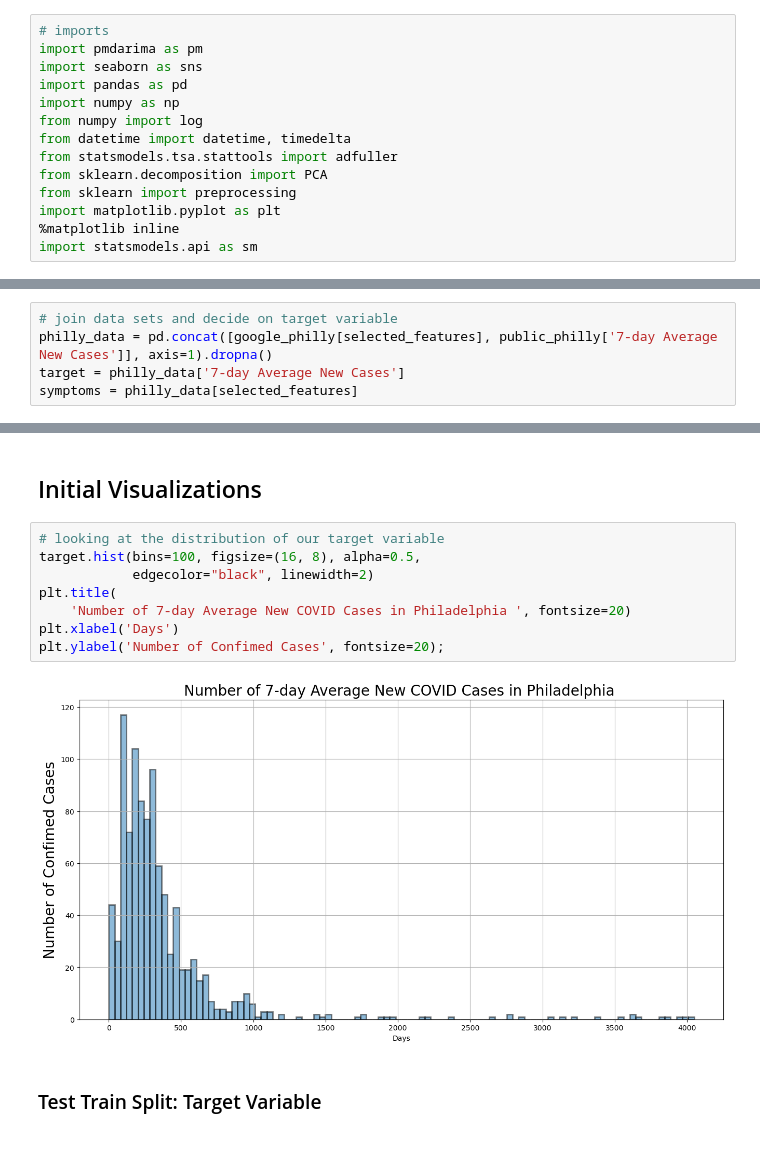
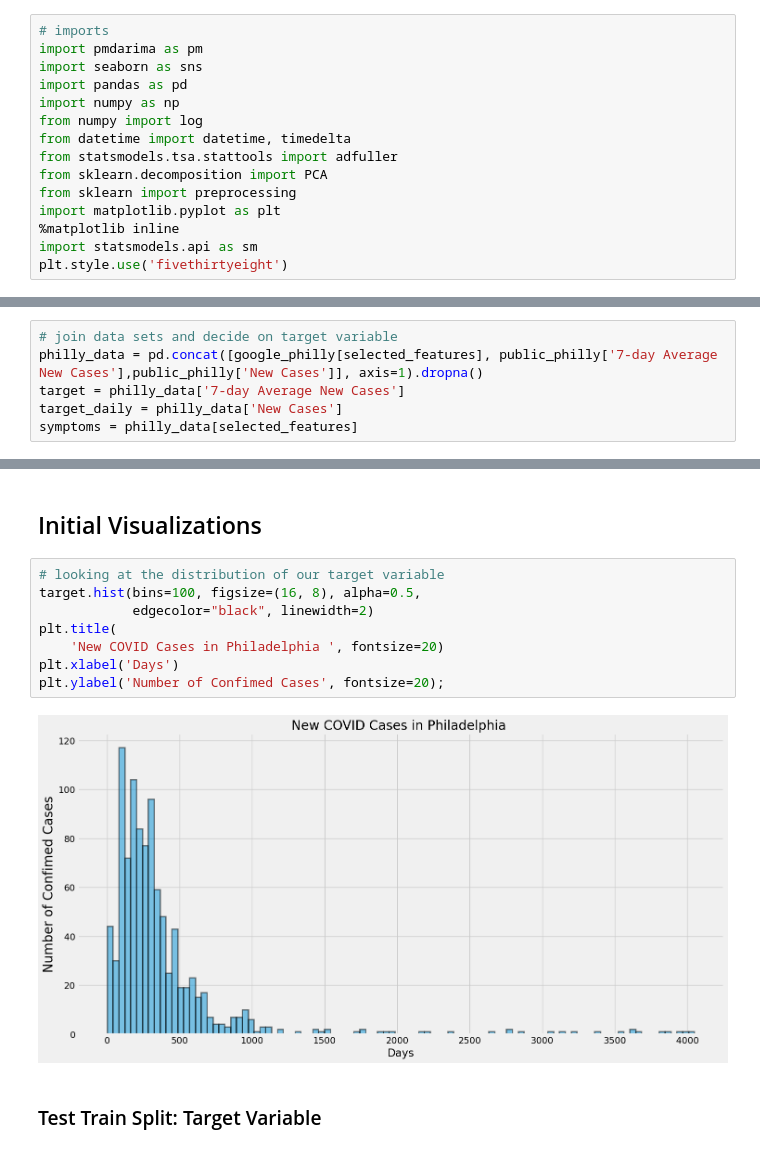
Before and after one commit to sanderlin2013/Predicting-COVID-19-in-Philly, a Jupyter notebook: notebook.ipynb, the cells around one changed output, grey strips where cells are left out. Drawn from its saved outputs; the diff is of its cells as text.

```diff
--- a/notebook.ipynb
+++ b/notebook.ipynb
@@ -44,6 +44,7 @@ from sklearn import preprocessing
 import matplotlib.pyplot as plt
 %matplotlib inline
 import statsmodels.api as sm
+plt.style.use('fivethirtyeight')
 # %%
 # bringing in our 4 dataframes
 
@@ -275,7 +276,8 @@ After trying both the `New Case Rate` and the `7-day Average New Cases` as the t
 # %%
 # join data sets and decide on target variable
-philly_data = pd.concat([google_philly[selected_features], public_philly['7-day Average New Cases']], axis=1).dropna()
+philly_data = pd.concat([google_philly[selected_features], public_philly['7-day Average New Cases'],public_philly['New Cases']], axis=1).dropna()
 target = philly_data['7-day Average New Cases']
+target_daily = philly_data['New Cases']
 symptoms = philly_data[selected_features]
 # %%
 philly_data.head()
@@ -323,13 +325,13 @@ philly_data.describe()
 # %%
 # looking at the distribution of our target variable
 target.hist(bins=100, figsize=(16, 8), alpha=0.5,
             edgecolor="black", linewidth=2)
 plt.title(
-    'Number of 7-day Average New COVID Cases in Philadelphia ', fontsize=20)
+    'New COVID Cases in Philadelphia ', fontsize=20)
 plt.xlabel('Days')
 plt.ylabel('Number of Confimed Cases', fontsize=20);
 # %% [output]
-[figure, old version]
+[figure, new version]
 # %% [markdown]
 ### Test Train Split: Target Variable
 # %%
```
Also changed, not shown: parts of 22 cells of this notebook, 1 other file.
